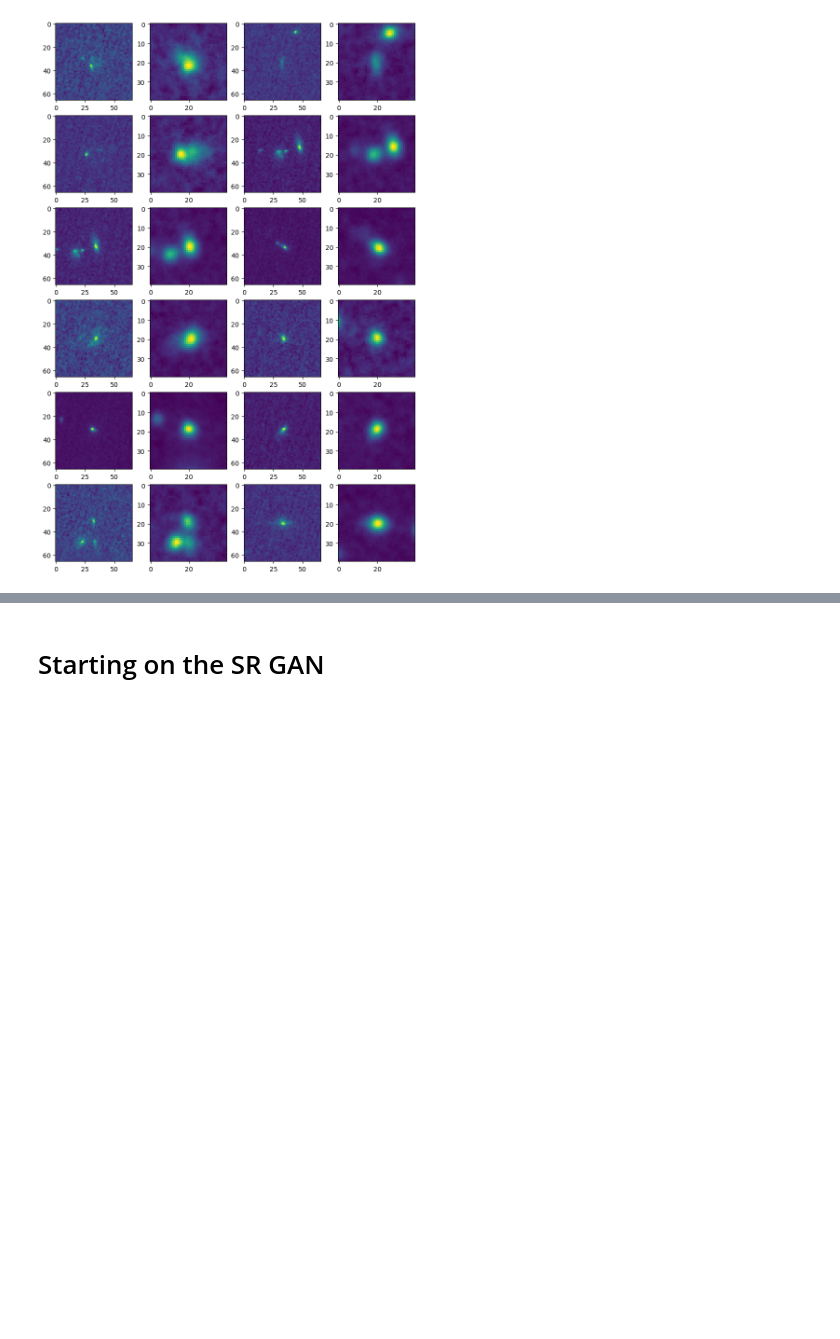
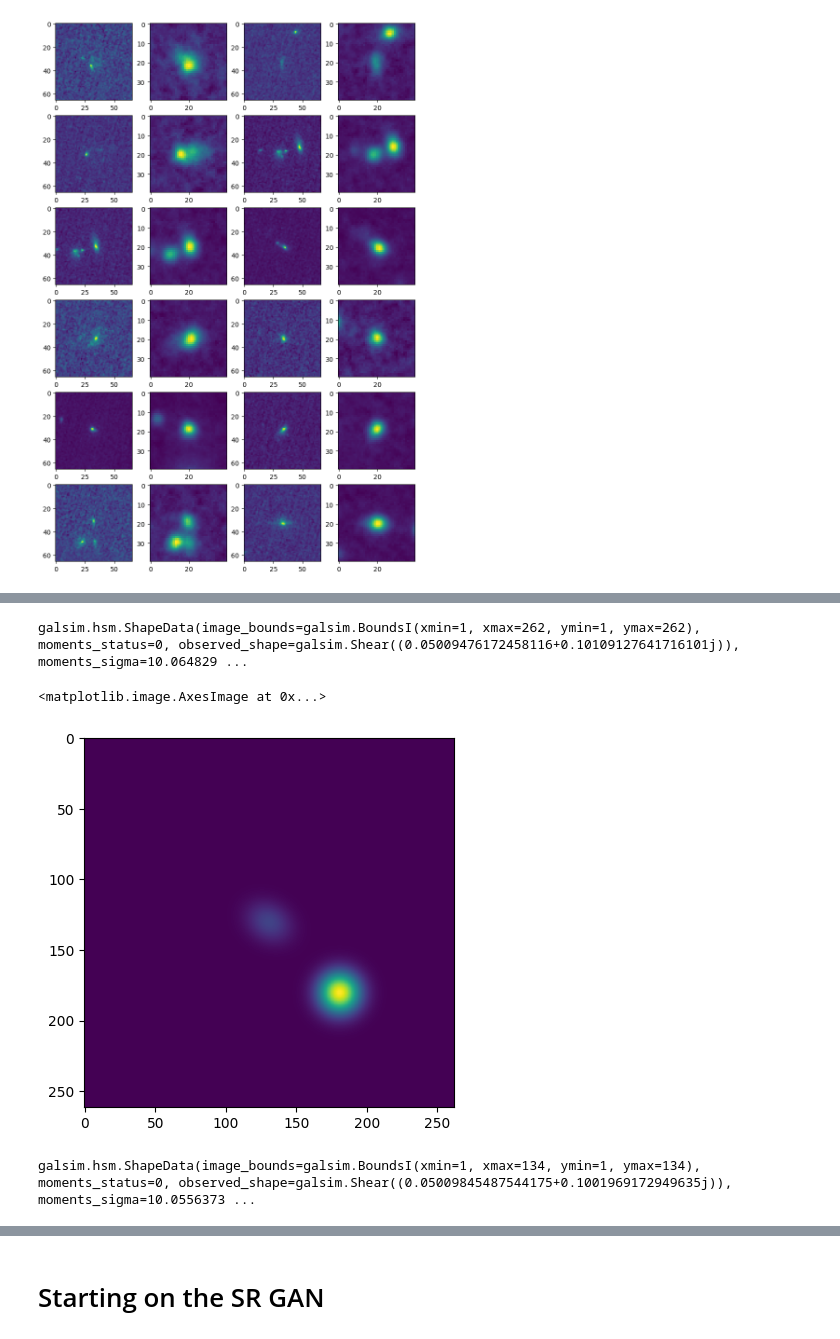
Before and after one commit to xoubish/superNISP, a Jupyter notebook: code/SR_GAN_old.ipynb, the cells around one changed output, grey strips where cells are left out. Saved outputs shown, nothing was run; the diff lists cells and outputs as text; code cells hidden in the pictures; blank space fills up the shorter version.

```diff
--- a/code/SR_GAN_old.ipynb
+++ b/code/SR_GAN_old.ipynb
@@ -230,0 +305,23 @@ plt.savefig("../plots/euclid_nisp_matches.png", bbox_inches='tight')
+# %%
+gal = galsim.Gaussian(flux=1e-5, sigma=1)
+gal2_on = True
+e1, e2 = 0.1, 0.2
+gal = gal.shear(e1=e1, e2=e2)
+gal2 = galsim.Gaussian(flux=5e-5, sigma=1)
+gal2 = gal2.shift(dx=5, dy=5)
+gals = gal + gal2 if gal2_on else gal
+fake_psf = galsim.Gaussian(sigma=.1)
+final = galsim.Convolve([gals, fake_psf])
+print(galsim.hsm.EstimateShear(final.drawImage(scale=.1), fake_psf.drawImage(scale=.1)))
+final_img = final.drawImage(scale=.1)
+plt.imshow(final_img.array)
+# %% [output]
+galsim.hsm.ShapeData(image_bounds=galsim.BoundsI(xmin=1, xmax=262, ymin=1, ymax=262), moments_status=0, observed_shape=galsim.Shear((0.05009476172458116+0.10109127641716101j)), moments_sigma=10.064829 ...
+<matplotlib.image.AxesImage at 0x...>
+[figure, added]
+# %%
+fake_real_img = galsim.ImageF(*final_img.array.shape)
+fake_real_img.array = final_img.array
+galsim.hsm.EstimateShear(fake_real_img, fake_psf.drawImage(scale=0.1))
+# %% [output]
+galsim.hsm.ShapeData(image_bounds=galsim.BoundsI(xmin=1, xmax=134, ymin=1, ymax=134), moments_status=0, observed_shape=galsim.Shear((0.05009845487544175+0.1001969172949635j)), moments_sigma=10.0556373 ...
```
Also changed, not shown: parts of 13 cells of this notebook.
